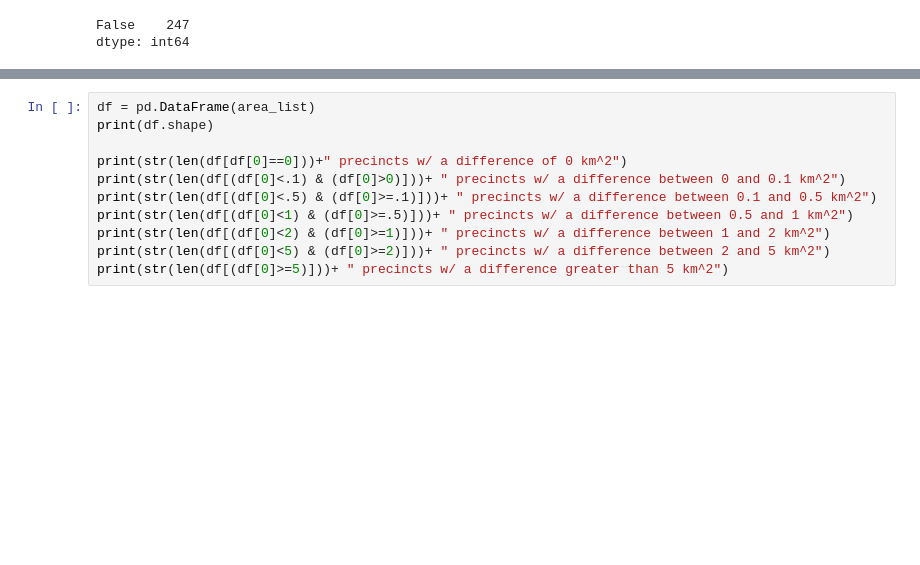
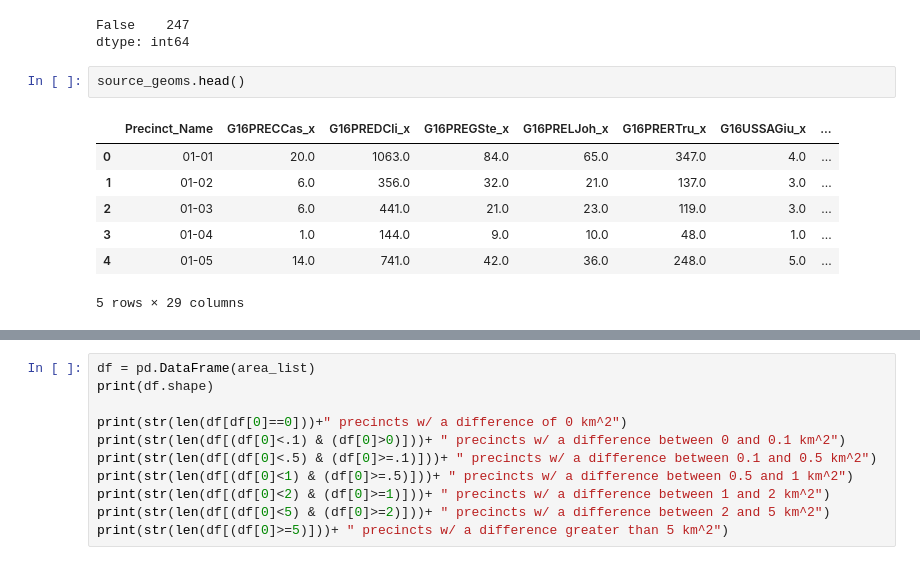
Before and after one commit to nonpartisan-redistricting-datahub/pdv-hi, a Jupyter notebook: vest-hi-2016/vest_hi_2016.ipynb, the cells around one changed output, grey strips where cells are left out. Cells and saved outputs as stored; diff of their text form; blank space fills up the shorter version.

```diff
--- a/vest-hi-2016/vest_hi_2016.ipynb
+++ b/vest-hi-2016/vest_hi_2016.ipynb
@@ -404,6 +404,16 @@ print(vals.value_counts())
 # %% [output]
 False    247
 dtype: int64
+# %%
+source_geoms.head()
+# %% [output]
+|  | Precinct_Name | G16PRECCas_x | G16PREDCli_x | G16PREGSte_x | G16PRELJoh_x | G16PRERTru_x | G16USSAGiu_x | ... |
+| 0 | 01-01 | 20.0 | 1063.0 | 84.0 | 65.0 | 347.0 | 4.0 | ... |
+| 1 | 01-02 | 6.0 | 356.0 | 32.0 | 21.0 | 137.0 | 3.0 | ... |
+| 2 | 01-03 | 6.0 | 441.0 | 21.0 | 23.0 | 119.0 | 3.0 | ... |
+| 3 | 01-04 | 1.0 | 144.0 | 9.0 | 10.0 | 48.0 | 1.0 | ... |
+| 4 | 01-05 | 14.0 | 741.0 | 42.0 | 36.0 | 248.0 | 5.0 | ... |
+5 rows × 29 columns
 # %%
 count = 0
 area_list = []
```
Also changed, not shown: parts of 9 cells of this notebook.
